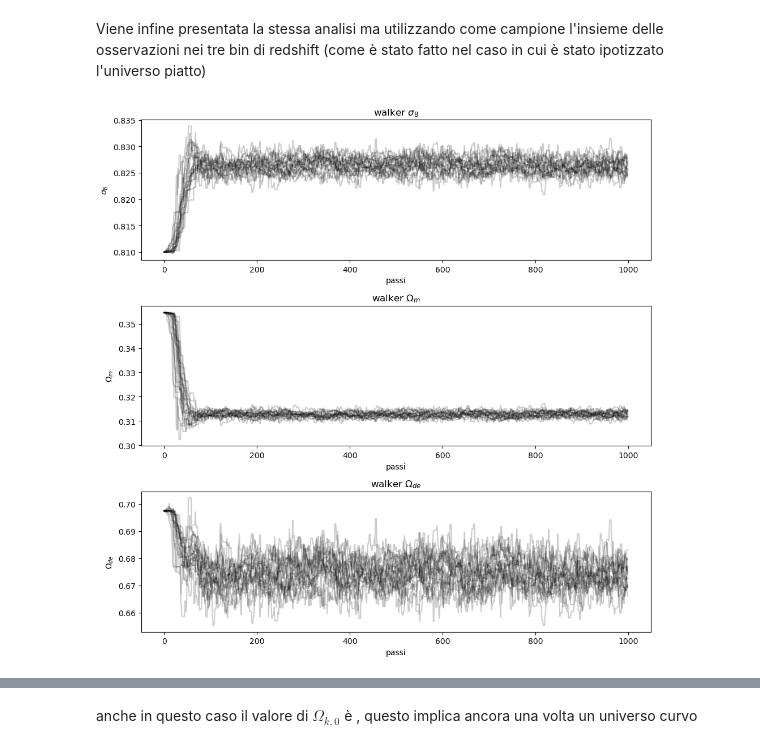
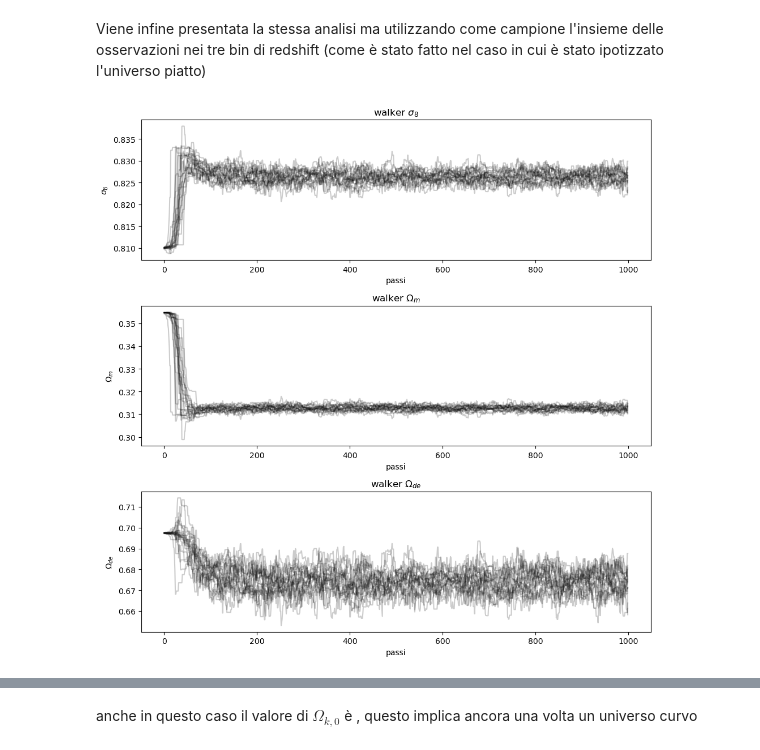
Before and after one commit to Andrea-dalla/Esame-TRMD, a Jupyter notebook: esame.ipynb, the cells around one changed output, grey strips where cells are left out. Saved outputs shown, nothing was run; the diff lists cells and outputs as text; code cells hidden in the pictures.

```diff
--- a/esame.ipynb
+++ b/esame.ipynb
@@ -668,8 +670,8 @@ flat_samples_tot = fstart_tot[20*150:,]
 #======================#
 
 ##array con tutti le posizioni accettate dei 20 walkers
-#sample_walk_tot = sampler_tot.get_chain() ## decommentare se si vuole fare il campionamento
-sample_walk_tot = fstart_tot.reshape(-1,20,2) ## commentare se si vuole rifare il campionamento
+sample_walk_tot = sampler_tot.get_chain() ## decommentare se si vuole fare il campionamento
+#sample_walk_tot = fstart_tot.reshape(-1,20,2) ## commentare se si vuole rifare il campionamento
 fig = plt.figure(figsize=(10, 7))
 
 ##proiezione posizione su sigma8
@@ -838,7 +840,7 @@ def log_likelyhood3(theta, df, n):
     return ll
 
 def log_posterior3(theta, df, n):
-    if not np.isfinite(log_prior(theta)):
+    if not np.isfinite(log_prior3(theta)):
         return -np.inf
     return log_prior3(theta) + log_likelyhood3(theta, df, n)
 
@@ -897,22 +899,22 @@ flat_samples2 = samples2.reshape(-1,3)
 flat_samples3 = samples3.reshape(-1,3)
 # %%
 ## salvo in degli np.array i samples già ottenuti in locale
-fstart3_1 = np.loadtxt("3parametri_z1.csv", delimiter=",", skiprows=1)
-flat_samples1 = fstart3_1[150*20:,]
+#fstart3_1 = np.loadtxt("3parametri_z1.csv", delimiter=",", skiprows=1)
+#flat_samples1 = fstart3_1[150*20:,]
 
-fstart3_2 = np.loadtxt("3parametri_z2.csv", delimiter=",", skiprows=1)
-flat_samples2 = fstart3_2[150*20:,]
+#fstart3_2 = np.loadtxt("3parametri_z2.csv", delimiter=",", skiprows=1)
+#flat_samples2 = fstart3_2[150*20:,]
 
-fstart3_3 = np.loadtxt("3parametri_z3.csv", delimiter=",", skiprows=1)
-flat_samples3 = fstart3_3[150*20:,]
+#fstart3_3 = np.loadtxt("3parametri_z3.csv", delimiter=",", skiprows=1)
+#flat_samples3 = fstart3_3[150*20:,]
 # %%
 #======================#
 ##controllo fase burn-in
 #======================#
 
 ##array con tutti le posizioni accettate dei 20 walkers
-#sample_walk = sampler1.get_chain() ## decommentare se si vuole fare il campionamento
-sample_walk1 = fstart3_1.reshape(-1,20,3) ## commentare se si vuole rifare il campionamento
+sample_walk1 = sampler1.get_chain() ## decommentare se si vuole fare il campionamento
+#sample_walk1 = fstart3_1.reshape(-1,20,3) ## commentare se si vuole rifare il campionamento
 
 fig = plt.figure(figsize=(10, 10))
 ##proiezione posizione su sigma8
@@ -1381,8 +1383,8 @@ flat_samples_tot = fstart_tot[20*150:,]
 #======================#
 
 ## array con tutte le posizioni accettate degli walkers
-#sample_walk_tot = sampler_tot.get_chain() ## decommentare se si vuole fare il campionamento
-sample_walk_tot = fstart_tot.reshape(-1,20,3) ## commentare se si vuole rifare il campionamento
+sample_walk_tot = sampler_tot.get_chain() ## decommentare se si vuole fare il campionamento
+#sample_walk_tot = fstart_tot.reshape(-1,20,3) ## commentare se si vuole rifare il campionamento
 
 
 fig = plt.figure(figsize=(10, 10))
@@ -1390,34 +1392,34 @@ fig = plt.figure(figsize=(10, 10))
 ##proiezione posizione su sigma8
 ax1 = fig.add_subplot(311)
 for i in range(nwalkers):
     ax1.plot(np.arange(passi),sample_walk_tot[:,i,0], color = 'black', alpha = 0.2)
 ax1.set_title(r'walker $\sigma_{8}$')
 ax1.set_xlabel('passi')
 ax1.set_ylabel(r'$\sigma_{8}$')
 
 ##proiezione posizione su om0
 ax2 = fig.add_subplot(312)
 for i in range(nwalkers):
     ax2.plot(np.arange(passi),sample_walk_tot[:,i,1], color = 'black', alpha = 0.2)
 ax2.set_title(r'walker $\Omega_m$')
 ax2.set_xlabel('passi')
 ax2.set_ylabel(r'$\Omega_m$')
 
 ax3 = fig.add_subplot(313)
 for i in range(nwalkers):
     ax3.plot(np.arange(passi),sample_walk_tot[:,i,2], color = 'black', alpha = 0.2)
 ax3.set_title(r'walker $\Omega_{de}$')
 ax3.set_xlabel('passi')
 ax3.set_ylabel(r'$\Omega_{de}$')
 
 plt.tight_layout()
 plt.show()
 
 #========================#
 ## fine controllo  burn-in
 #========================#
 # %% [output]
-[figure, old version]
+[figure, new version]
 # %%
 Ok_samples_tot = 1.0 - flat_samples_tot[:, 1] - flat_samples_tot[:, 2]
 # dai conteggi degli istogrammi estrapolo la media e la mediana che posso utilizzare come stimatori del parametro
```
Also changed, not shown: parts of 27 cells of this notebook.
